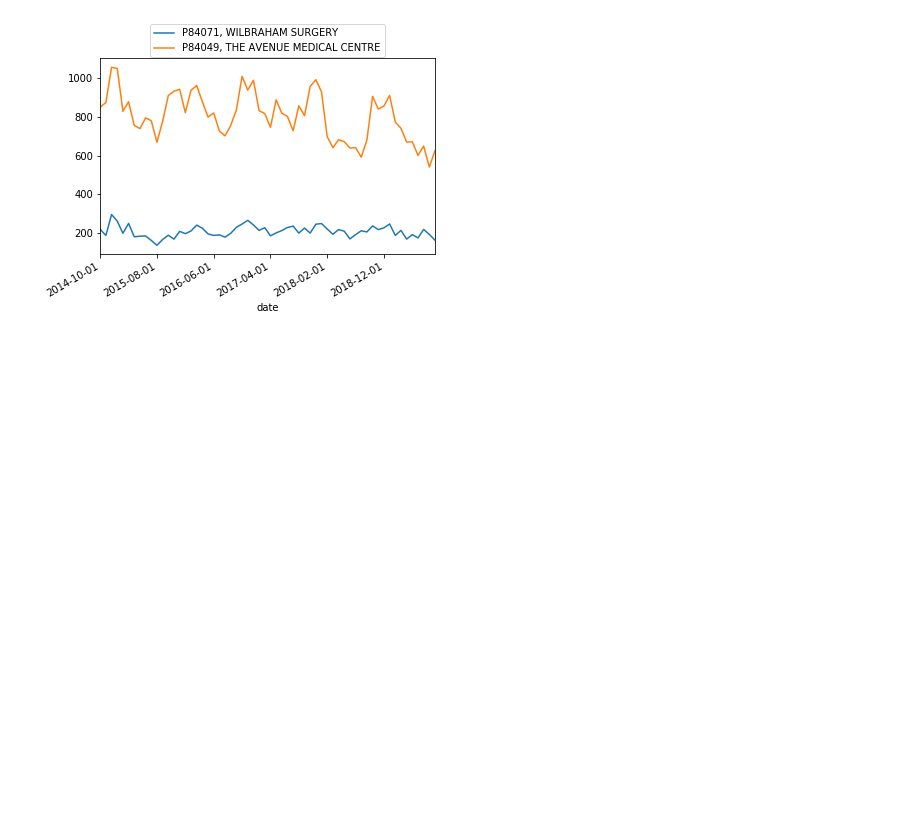
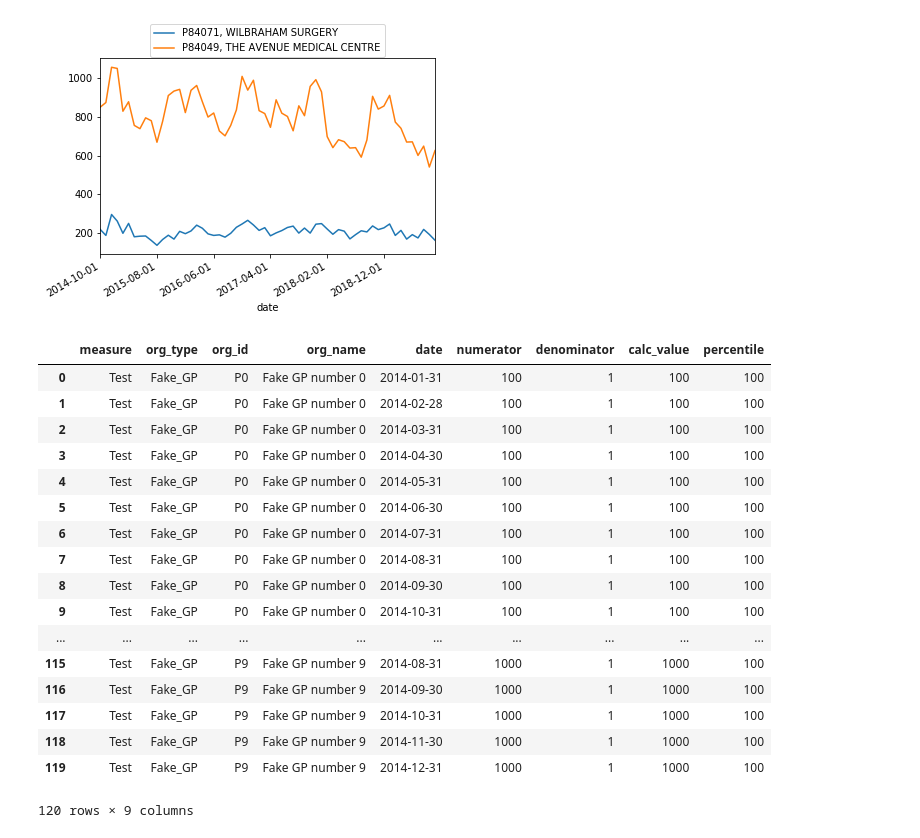
Before and after one commit to ecarnold24/Antibiotics, a Jupyter notebook: Antimicrobials_Sam.ipynb, the cells around one changed output. Drawn from its saved outputs; the diff is of its cells as text; code cells hidden in the pictures; blank space fills up the shorter version.

```diff
--- a/Antimicrobials_Sam.ipynb
+++ b/Antimicrobials_Sam.ipynb
@@ -143,0 +163,21 @@ Plot_trends_two_surgeries_by_IDs(data, 'P84071', 'P84049')
+# %%
+data_test
+# %% [output]
+|  | measure | org_type | org_id | org_name | date | numerator | denominator | calc_value | percentile |
+| 0 | Test | Fake_GP | P0 | Fake GP number 0 | 2014-01-31 | 100 | 1 | 100 | 100 |
+| 1 | Test | Fake_GP | P0 | Fake GP number 0 | 2014-02-28 | 100 | 1 | 100 | 100 |
+| 2 | Test | Fake_GP | P0 | Fake GP number 0 | 2014-03-31 | 100 | 1 | 100 | 100 |
+| 3 | Test | Fake_GP | P0 | Fake GP number 0 | 2014-04-30 | 100 | 1 | 100 | 100 |
+| 4 | Test | Fake_GP | P0 | Fake GP number 0 | 2014-05-31 | 100 | 1 | 100 | 100 |
+| 5 | Test | Fake_GP | P0 | Fake GP number 0 | 2014-06-30 | 100 | 1 | 100 | 100 |
+| 6 | Test | Fake_GP | P0 | Fake GP number 0 | 2014-07-31 | 100 | 1 | 100 | 100 |
+| 7 | Test | Fake_GP | P0 | Fake GP number 0 | 2014-08-31 | 100 | 1 | 100 | 100 |
+| 8 | Test | Fake_GP | P0 | Fake GP number 0 | 2014-09-30 | 100 | 1 | 100 | 100 |
+| 9 | Test | Fake_GP | P0 | Fake GP number 0 | 2014-10-31 | 100 | 1 | 100 | 100 |
+| ... | ... | ... | ... | ... | ... | ... | ... | ... | ... |
+| 115 | Test | Fake_GP | P9 | Fake GP number 9 | 2014-08-31 | 1000 | 1 | 1000 | 100 |
+| 116 | Test | Fake_GP | P9 | Fake GP number 9 | 2014-09-30 | 1000 | 1 | 1000 | 100 |
+| 117 | Test | Fake_GP | P9 | Fake GP number 9 | 2014-10-31 | 1000 | 1 | 1000 | 100 |
+| 118 | Test | Fake_GP | P9 | Fake GP number 9 | 2014-11-30 | 1000 | 1 | 1000 | 100 |
+| 119 | Test | Fake_GP | P9 | Fake GP number 9 | 2014-12-31 | 1000 | 1 | 1000 | 100 |
+120 rows × 9 columns
```
Also changed, not shown: parts of 4 cells of this notebook.
